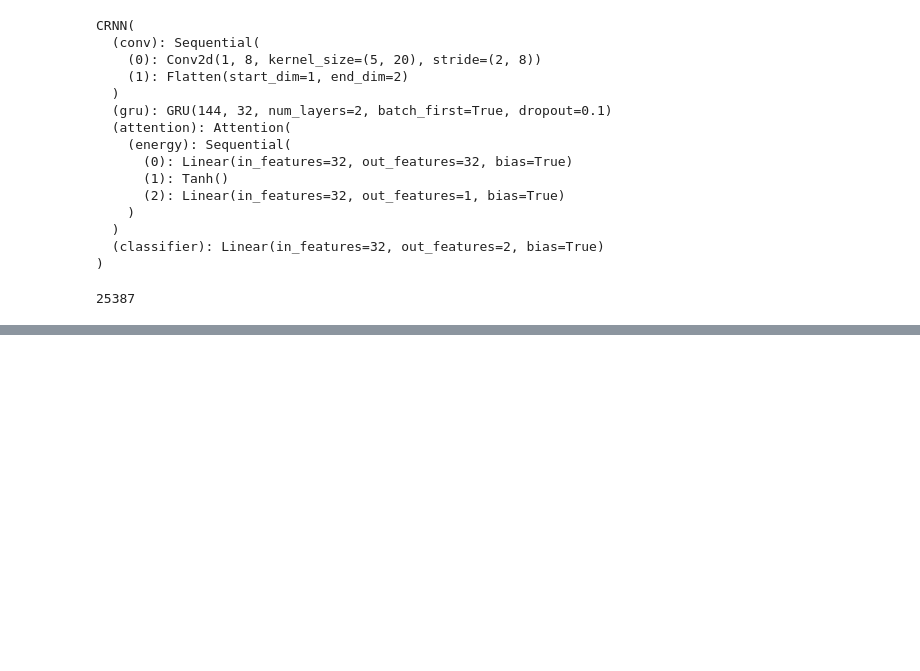
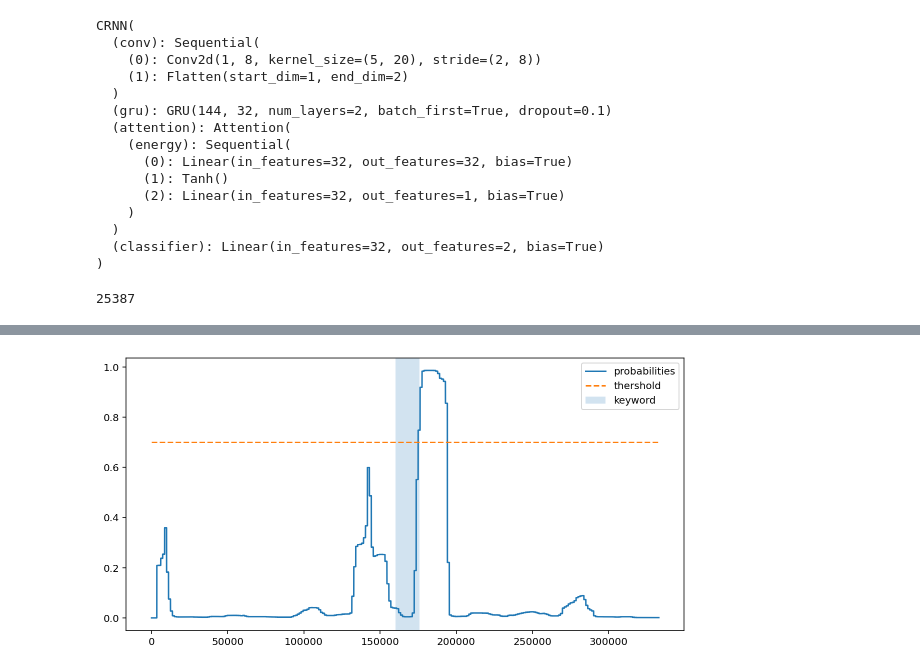
Before and after one commit to huwarr/kws_project, a Jupyter notebook: seminar.ipynb, the cells around one changed output, grey strips where cells are left out. Cells and saved outputs as stored; diff of their text form; code cells hidden in the pictures; blank space fills up the shorter version.

Commit message:
streaming done

```diff
--- a/seminar.ipynb
+++ b/seminar.ipynb
@@ -587,0 +645,16 @@ history
+# %%
+wavs = []
+
+for path in no_key_word_1:
+    wav = torchaudio.load(path)[0].squeeze()
+    wavs.append(wav)
+
+wav, _ = torchaudio.load(with_key_word)
+wav = wav.sum(dim=0)
+wavs.append(wav)
+
+for path in no_key_word_2:
+    wav = torchaudio.load(path)[0].squeeze()
+    wavs.append(wav)
+# %%
+for_streaming = torch.cat(wavs)
@@ -587,0 +672,26 @@ history
+# %%
+streaming_step_size = 1
+probs = []
+
+streaming_kws = StreamingCRNN(model, step_size=streaming_step_size).eval()
+streaming_kws.cpu()
+
+
+i = 0
+while i * streaming_step_size < for_streaming.shape[-1]:
+    chunk = for_streaming[i * streaming_step_size : (i + 1) * streaming_step_size]
+    chunk = chunk.view(1, -1)
+    with torch.inference_mode():
+        prob = streaming_kws(chunk)
+    probs.append(prob)
+    i += 1
+# %%
+plt.figure(figsize=(10, 5))
+x_range = (np.arange(len(probs)) + 1) * streaming_step_size
+plt.plot(x_range,probs, label='probabilities')
+plt.plot([x_range[0], x_range[-1]], [0.7, 0.7], '--', label='thershold')
+plt.axvspan(16000 * 10, 16000 * 11, alpha=0.2, label='keyword')
+plt.legend()
+plt.show()
+# %% [output]
+[figure, added]
```
Also changed, not shown: parts of 25 cells of this notebook, 2 other files.
